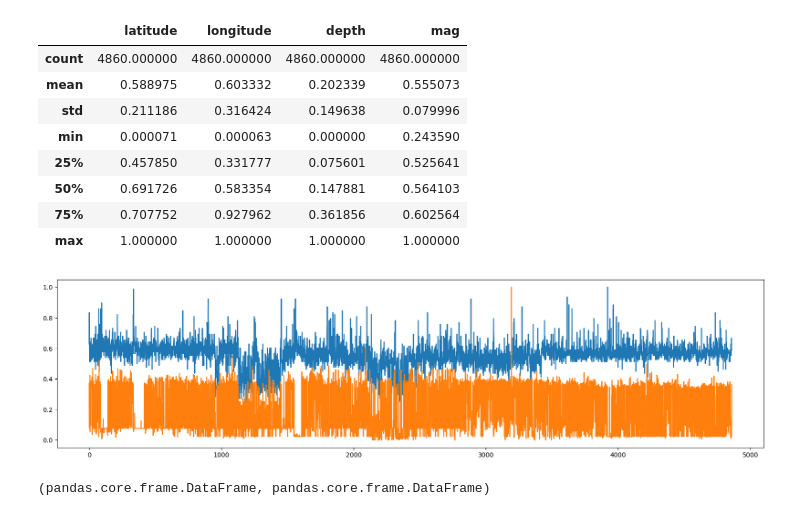
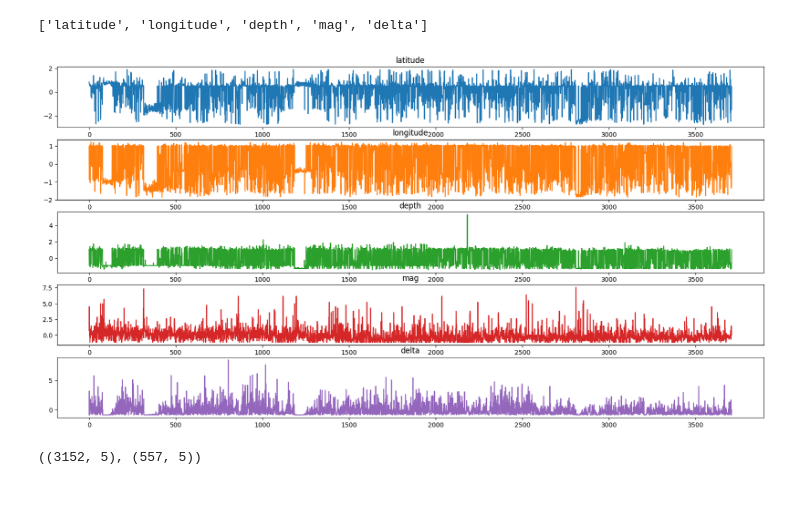
Before and after one commit to Arkaikus/graph-ml, a Jupyter notebook: earthquakes/lstm/examples/magnitude-forecasting.ipynb, the cells around one changed output. Drawn from its saved outputs; the diff is of its cells as text; code cells hidden in the pictures.

```diff
--- a/earthquakes/lstm/examples/magnitude-forecasting.ipynb
+++ b/earthquakes/lstm/examples/magnitude-forecasting.ipynb
@@ -5,23 +17,20 @@ https://machinelearningmastery.com/lstm-for-time-series-prediction-in-pytorch/
 # %%
-import pandas as pd
-from dotenv import load_dotenv
-from pathlib import Path
-from data.data import EarthquakeData
-from earthquakes.settings import read_coordinates
-
 cwd = Path.home() / "earthquakes"
 load_dotenv(cwd / ".env")
+
 (minlat, maxlat), (minlong, maxlong) = read_coordinates()
-# data = pd.read_csv('https://raw.githubusercontent.com/jbrownlee/Datasets/master/airline-passengers.csv')
 qdata = EarthquakeData(
     pd.read_csv(Path.home() / "earthquakes/csv/9923ce9a42736848b544e335a4d7c5fb.csv"),
     numeric_columns=["latitude", "longitude", "depth", "mag"],
     zero_columns=["depth", "mag"],
     target="mag",
+    time_column=True,
+    delta_time=True,
     drop_time_column=True,
     min_latitude=minlat,
     min_longitude=minlong,
-    # min_magnitude=4,
-    scaler_mode='minmax',
+    min_magnitude=4,
+    scaler_mode='standard',
 )
 data = qdata.process()
+data.describe()
@@ -28,30 +47,47 @@ data = qdata.process()
-# %%
-data.describe()
-# %% [output]
-|  | latitude | longitude | depth | mag |
-| count | 4860.000000 | 4860.000000 | 4860.000000 | 4860.000000 |
-| mean | 0.588975 | 0.603332 | 0.202339 | 0.555073 |
-| std | 0.211186 | 0.316424 | 0.149638 | 0.079996 |
-| min | 0.000071 | 0.000063 | 0.000000 | 0.243590 |
-| 25% | 0.457850 | 0.331777 | 0.075601 | 0.525641 |
-| 50% | 0.691726 | 0.583354 | 0.147881 | 0.564103 |
-| 75% | 0.707752 | 0.927962 | 0.361856 | 0.602564 |
-| max | 1.000000 | 1.000000 | 1.000000 | 1.000000 |
-# %%
-import matplotlib.pyplot as plt
-timeseries = data[["mag","depth"]].astype('float32')
-
-plt.plot(timeseries)
-plt.gcf().set_figwidth(20)
-plt.show()
-# %% [output]
-[figure, removed]
+# %%
+
+print(qdata.numeric_columns)
+
+def get_color_from_palette(index, palette_name):
+    """
+    Returns a hex color string from a specified Matplotlib palette.
+
+    Parameters:
+    index (int): The index of the color in the palette.
+    palette_name (str): The name of the Matplotlib palette.
+
+    Returns:
+    str: The hex color string.
+    """
+    # Get the palette colors
+    colors = plt.get_cmap(palette_name).colors
+
+    # Ensure the index is within the range of available colors
+    if not 0 <= index < len(colors):
+        raise ValueError("Index out of range for the specified palette.")
+
+    # Convert the color to a hex string
+    color = colors[index]
+    hex_color = '#{:02x}{:02x}{:02x}'.format(int(color[0]*255), int(color[1]*255), int(color[2]*255))
+
+    return hex_color
+
+timeseries = data[qdata.numeric_columns].astype('float32')
+features = len(qdata.numeric_columns)
+fig, ax = plt.subplots(features, 1, figsize=(20, 10))
+for i in range(features):
+    ax[i].plot(timeseries.iloc[:, i], c=get_color_from_palette(i, 'tab10'))
+    ax[i].set_title(qdata.numeric_columns[i])
+plt.show()
+# %% [output]
+['latitude', 'longitude', 'depth', 'mag', 'delta']
+[figure, added]
 # %%
 # train-test split for time series
-train_size = int(len(timeseries) * 0.67)
+train_size = int(len(timeseries) * 0.85)
 test_size = len(timeseries) - train_size
 train, test = timeseries[:train_size], timeseries[train_size:]
-type(train), type(test)
+train.shape, test.shape
 # %% [output]
-(pandas.core.frame.DataFrame, pandas.core.frame.DataFrame)
+((3152, 5), (557, 5))
 # %%
```
Also changed, not shown: parts of 15 cells of this notebook.
